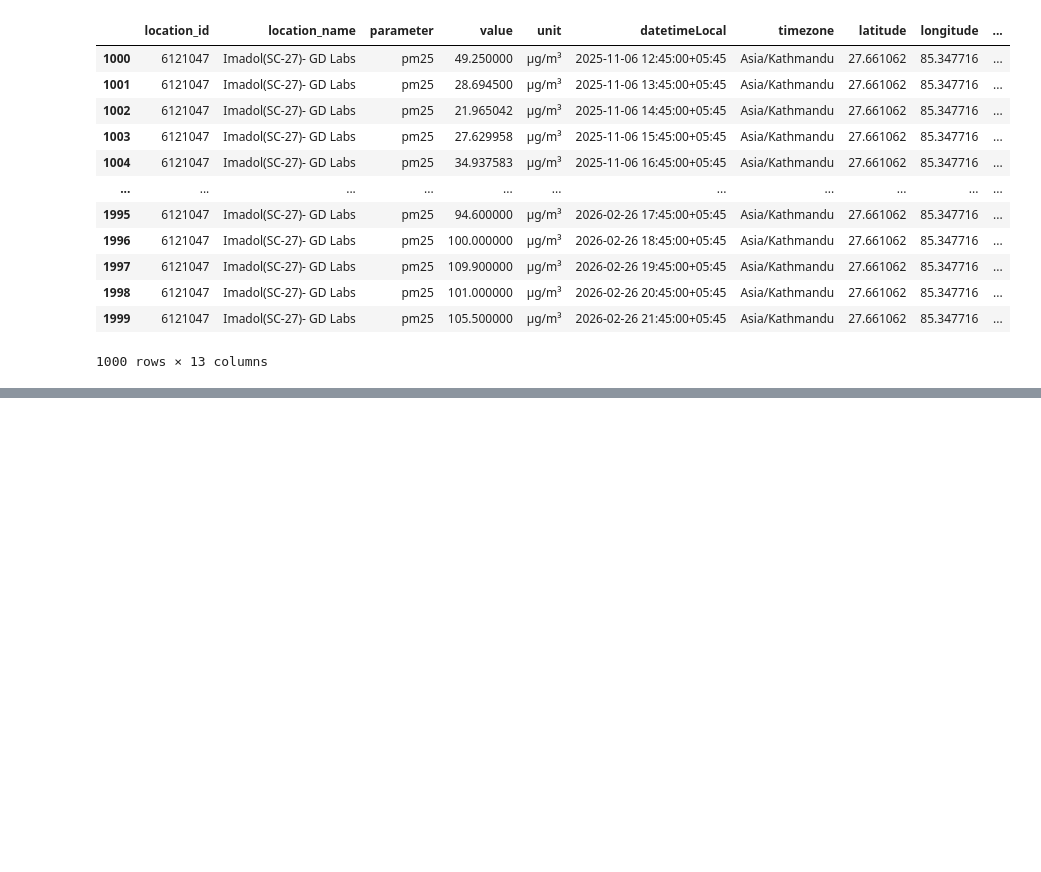
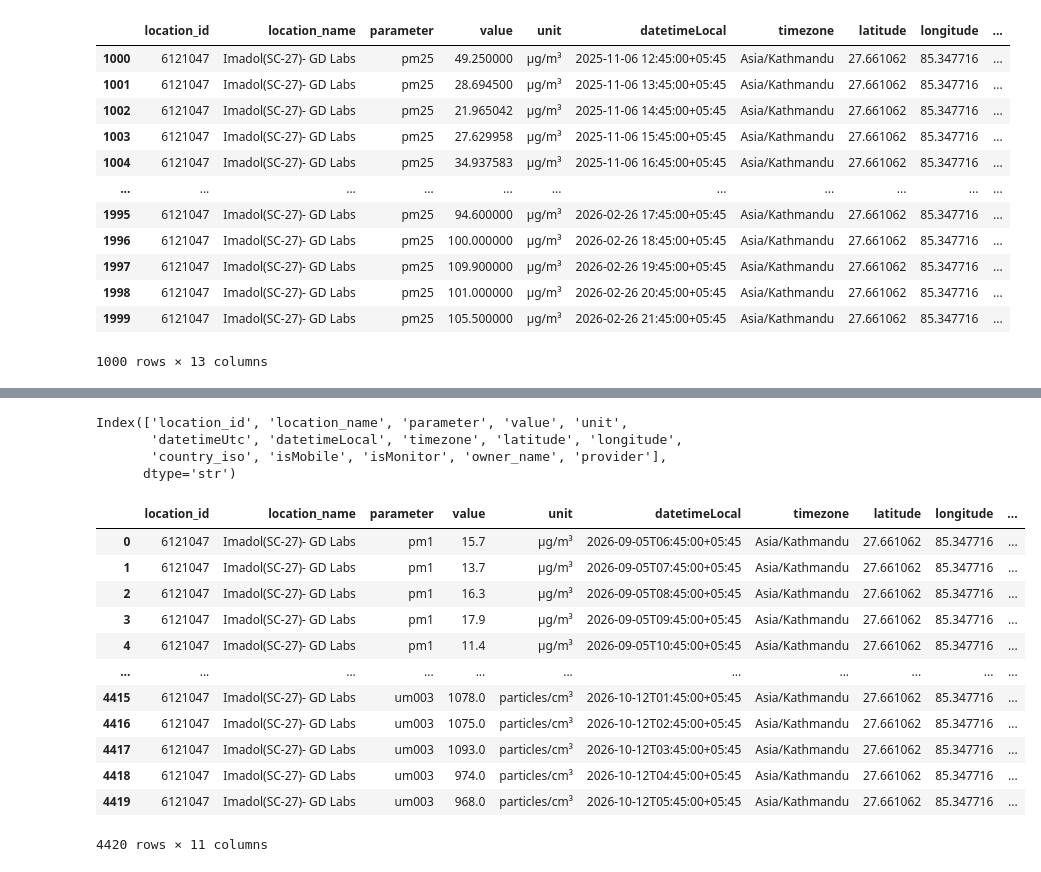
Before and after one commit to Laxmination/Kathmandu-PM2.5-Forecasting, a Jupyter notebook: OpenAQdatasetCleaning/Imadol Data Cleaning.ipynb, the cells around one changed output, grey strips where cells are left out. Cells and saved outputs as stored; diff of their text form; code cells hidden in the pictures; blank space fills up the shorter version.

Commit message:
Imadol data cleaning last 30 30 days

```diff
--- a/OpenAQdatasetCleaning/Imadol Data Cleaning.ipynb
+++ b/OpenAQdatasetCleaning/Imadol Data Cleaning.ipynb
@@ -107,0 +110,3 @@ cleaned.to_csv('cleaned_ImadolLast365days.csv', index=False)
+# %%
+df30 = pd.read_csv('Imadol_last30days.csv')
+df30
@@ -107,0 +146,24 @@ cleaned.to_csv('cleaned_ImadolLast365days.csv', index=False)
+# %%
+df30.columns
+# %% [output]
+Index(['location_id', 'location_name', 'parameter', 'value', 'unit',
+       'datetimeUtc', 'datetimeLocal', 'timezone', 'latitude', 'longitude',
+       'country_iso', 'isMobile', 'isMonitor', 'owner_name', 'provider'],
+      dtype='str')
+# %%
+cleaned1 =df30.drop(columns=['country_iso', 'isMobile', 'isMonitor', 'datetimeUtc'], inplace=False)
+cleaned1
+# %% [output]
+|  | location_id | location_name | parameter | value | unit | datetimeLocal | timezone | latitude | longitude | ... |
+| 0 | 6121047 | Imadol(SC-27)- GD Labs | pm1 | 15.7 | µg/m³ | 2026-09-05T06:45:00+05:45 | Asia/Kathmandu | 27.661062 | 85.347716 | ... |
+| 1 | 6121047 | Imadol(SC-27)- GD Labs | pm1 | 13.7 | µg/m³ | 2026-09-05T07:45:00+05:45 | Asia/Kathmandu | 27.661062 | 85.347716 | ... |
+| 2 | 6121047 | Imadol(SC-27)- GD Labs | pm1 | 16.3 | µg/m³ | 2026-09-05T08:45:00+05:45 | Asia/Kathmandu | 27.661062 | 85.347716 | ... |
+| 3 | 6121047 | Imadol(SC-27)- GD Labs | pm1 | 17.9 | µg/m³ | 2026-09-05T09:45:00+05:45 | Asia/Kathmandu | 27.661062 | 85.347716 | ... |
+| 4 | 6121047 | Imadol(SC-27)- GD Labs | pm1 | 11.4 | µg/m³ | 2026-09-05T10:45:00+05:45 | Asia/Kathmandu | 27.661062 | 85.347716 | ... |
+| ... | ... | ... | ... | ... | ... | ... | ... | ... | ... | ... |
+| 4415 | 6121047 | Imadol(SC-27)- GD Labs | um003 | 1078.0 | particles/cm³ | 2026-10-12T01:45:00+05:45 | Asia/Kathmandu | 27.661062 | 85.347716 | ... |
+| 4416 | 6121047 | Imadol(SC-27)- GD Labs | um003 | 1075.0 | particles/cm³ | 2026-10-12T02:45:00+05:45 | Asia/Kathmandu | 27.661062 | 85.347716 | ... |
+| 4417 | 6121047 | Imadol(SC-27)- GD Labs | um003 | 1093.0 | particles/cm³ | 2026-10-12T03:45:00+05:45 | Asia/Kathmandu | 27.661062 | 85.347716 | ... |
+| 4418 | 6121047 | Imadol(SC-27)- GD Labs | um003 | 974.0 | particles/cm³ | 2026-10-12T04:45:00+05:45 | Asia/Kathmandu | 27.661062 | 85.347716 | ... |
+| 4419 | 6121047 | Imadol(SC-27)- GD Labs | um003 | 968.0 | particles/cm³ | 2026-10-12T05:45:00+05:45 | Asia/Kathmandu | 27.661062 | 85.347716 | ... |
+4420 rows × 11 columns
```
Also changed, not shown: parts of 6 cells of this notebook, 1 other file.
